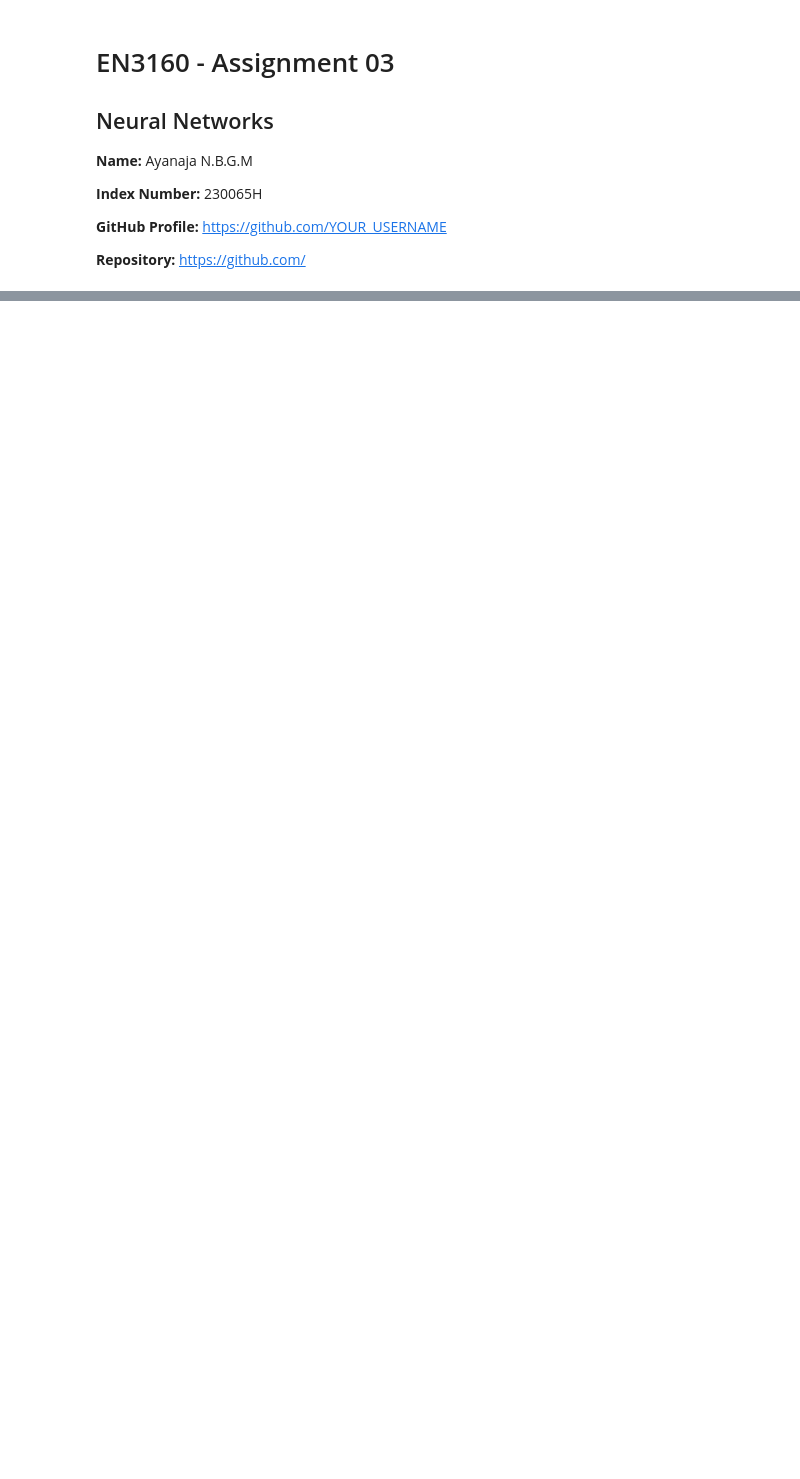
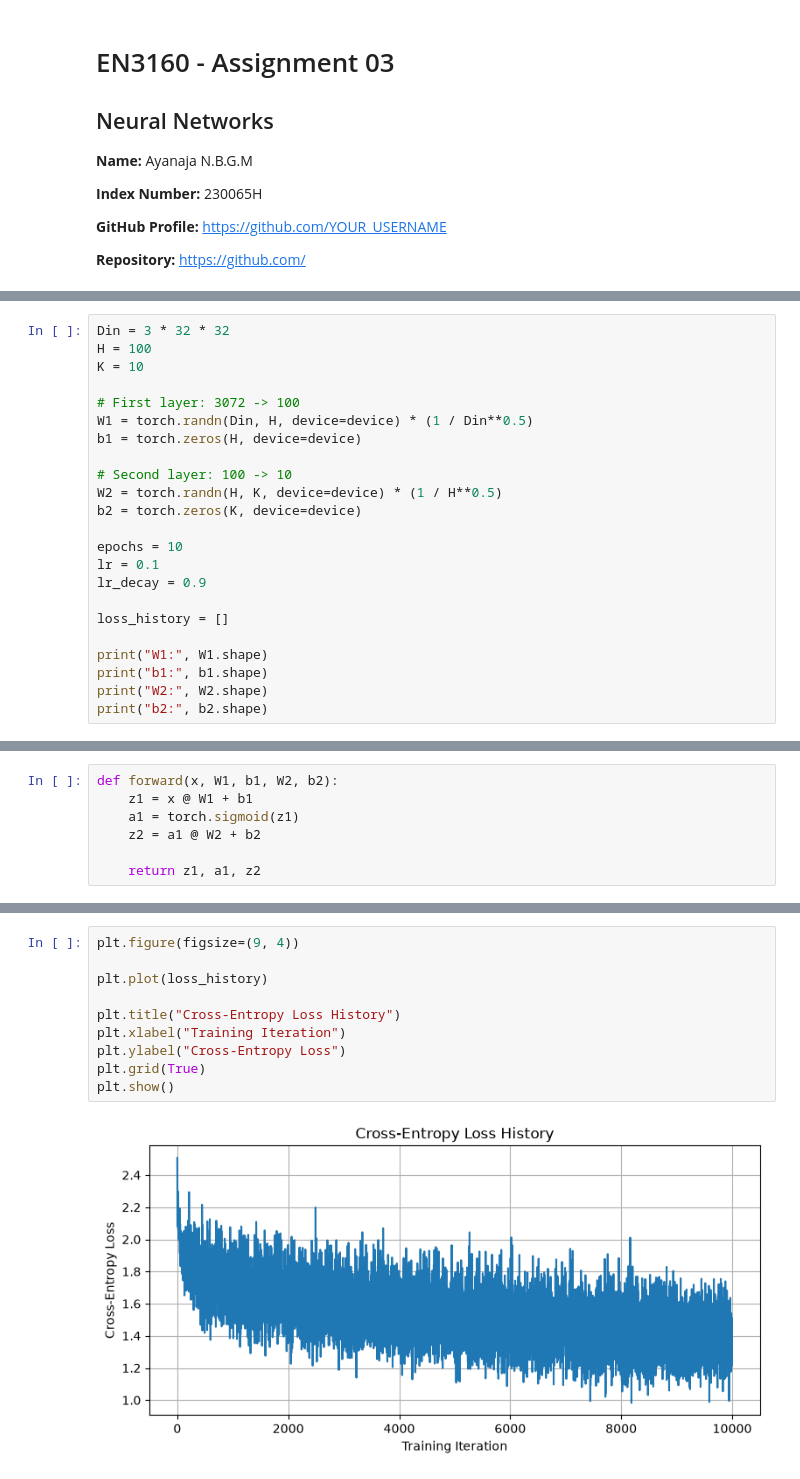
Before and after one commit to ManiiAya/EN3160-Assignment-03, a Jupyter notebook: 230065H_a03.ipynb, the cells around one changed output, grey strips where cells are left out. Saved outputs shown, nothing was run; the diff lists cells and outputs as text; blank space fills up the shorter version.

Commit message:
plotting loss

```diff
--- a/230065H_a03.ipynb
+++ b/230065H_a03.ipynb
@@ -55,0 +57,23 @@ KeyboardInterrupt:
+# %%
+Din = 3 * 32 * 32
+H = 100
+K = 10
+
+# First layer: 3072 -> 100
+W1 = torch.randn(Din, H, device=device) * (1 / Din**0.5)
+b1 = torch.zeros(H, device=device)
+
+# Second layer: 100 -> 10
+W2 = torch.randn(H, K, device=device) * (1 / H**0.5)
+b2 = torch.zeros(K, device=device)
+
+epochs = 10
+lr = 0.1
+lr_decay = 0.9
+
+loss_history = []
+
+print("W1:", W1.shape)
+print("b1:", b1.shape)
+print("W2:", W2.shape)
+print("b2:", b2.shape)
@@ -55,0 +85,7 @@ KeyboardInterrupt:
+# %%
+def forward(x, W1, b1, W2, b2):
+    z1 = x @ W1 + b1
+    a1 = torch.sigmoid(z1)
+    z2 = a1 @ W2 + b2
+
+    return z1, a1, z2
@@ -55,0 +151,12 @@ KeyboardInterrupt:
+# %%
+plt.figure(figsize=(9, 4))
+
+plt.plot(loss_history)
+
+plt.title("Cross-Entropy Loss History")
+plt.xlabel("Training Iteration")
+plt.ylabel("Cross-Entropy Loss")
+plt.grid(True)
+plt.show()
+# %% [output]
+[figure, added]
```
Also changed, not shown: parts of 5 cells of this notebook.
